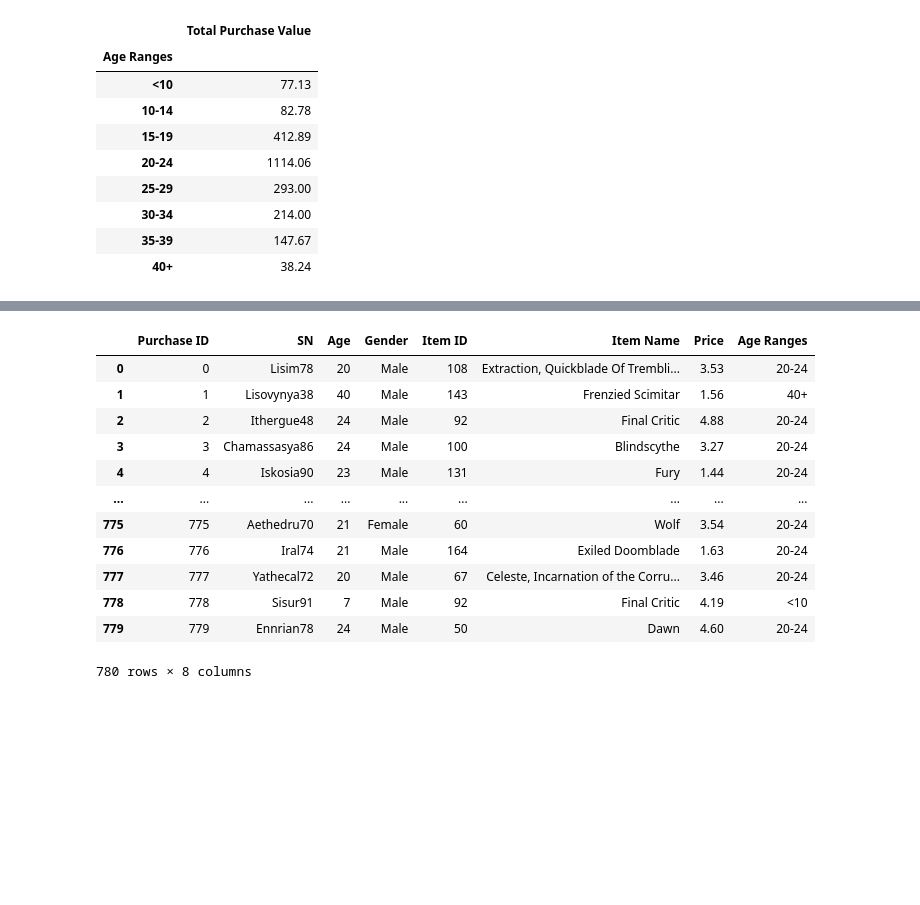
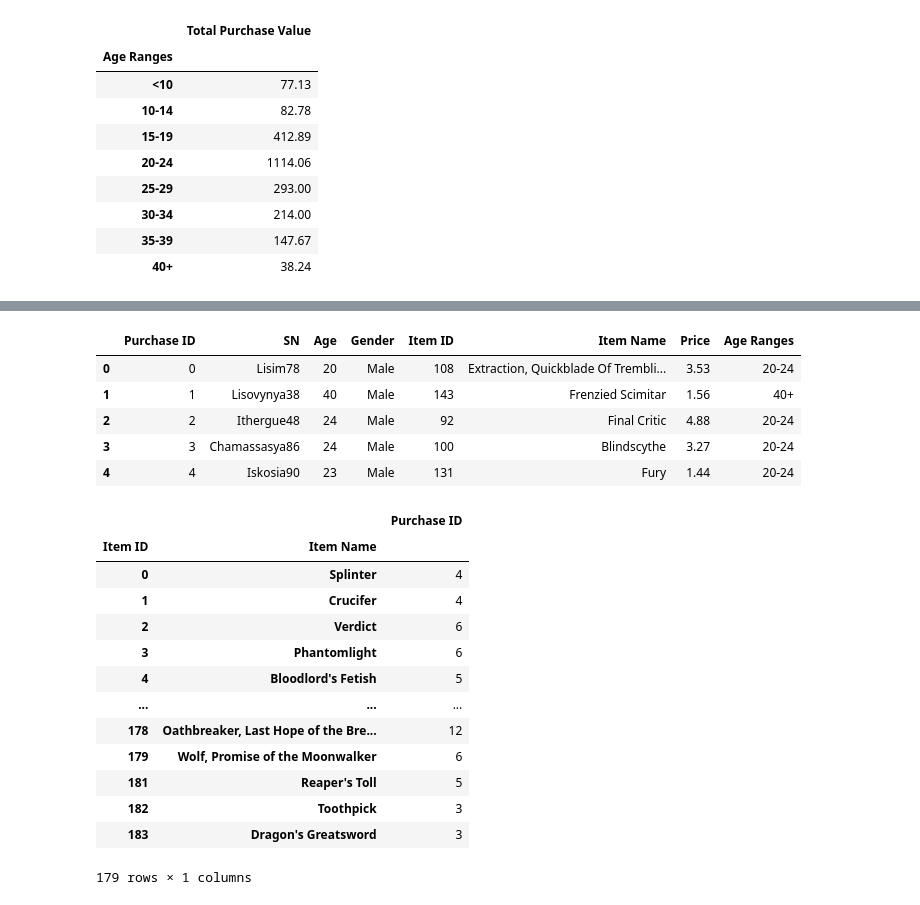
Before and after one commit to garzaadela/pandas-challenge, a Jupyter notebook: HeroesOfPymoli/HeroesOfPymoli.ipynb, the cells around one changed output, grey strips where cells are left out. Saved outputs shown, nothing was run; the diff lists cells and outputs as text; code cells hidden in the pictures; blank space fills up the shorter version.

```diff
--- a/HeroesOfPymoli/HeroesOfPymoli.ipynb
+++ b/HeroesOfPymoli/HeroesOfPymoli.ipynb
@@ -397,5 +673,5 @@ Total_price
 # %%
-purchase_data_df
+purchase_data_df.head()
 # %% [output]
 |  | Purchase ID | SN | Age | Gender | Item ID | Item Name | Price | Age Ranges |
 | 0 | 0 | Lisim78 | 20 | Male | 108 | Extraction, Quickblade Of Trembli... | 3.53 | 20-24 |
@@ -403,10 +679,22 @@ purchase_data_df
 | 2 | 2 | Ithergue48 | 24 | Male | 92 | Final Critic | 4.88 | 20-24 |
 | 3 | 3 | Chamassasya86 | 24 | Male | 100 | Blindscythe | 3.27 | 20-24 |
 | 4 | 4 | Iskosia90 | 23 | Male | 131 | Fury | 1.44 | 20-24 |
-| ... | ... | ... | ... | ... | ... | ... | ... | ... |
-| 775 | 775 | Aethedru70 | 21 | Female | 60 | Wolf | 3.54 | 20-24 |
-| 776 | 776 | Iral74 | 21 | Male | 164 | Exiled Doomblade | 1.63 | 20-24 |
-| 777 | 777 | Yathecal72 | 20 | Male | 67 | Celeste, Incarnation of the Corru... | 3.46 | 20-24 |
-| 778 | 778 | Sisur91 | 7 | Male | 92 | Final Critic | 4.19 | <10 |
-| 779 | 779 | Ennrian78 | 24 | Male | 50 | Dawn | 4.60 | 20-24 |
-780 rows × 8 columns
+# %%
+Purchase_Ct = purchase_data_df.groupby(["Item ID", "Item Name"])[["Purchase ID"]].count()
+# %%
+Purchase_Ct
+# %% [output]
+|  |  | Purchase ID |
+| Item ID | Item Name |  |
+| 0 | Splinter | 4 |
+| 1 | Crucifer | 4 |
+| 2 | Verdict | 6 |
+| 3 | Phantomlight | 6 |
+| 4 | Bloodlord's Fetish | 5 |
+| ... | ... | ... |
+| 178 | Oathbreaker, Last Hope of the Bre... | 12 |
+| 179 | Wolf, Promise of the Moonwalker | 6 |
+| 181 | Reaper's Toll | 5 |
+| 182 | Toothpick | 3 |
+| 183 | Dragon's Greatsword | 3 |
+179 rows × 1 columns
```
Also changed, not shown: parts of 71 cells of this notebook.
